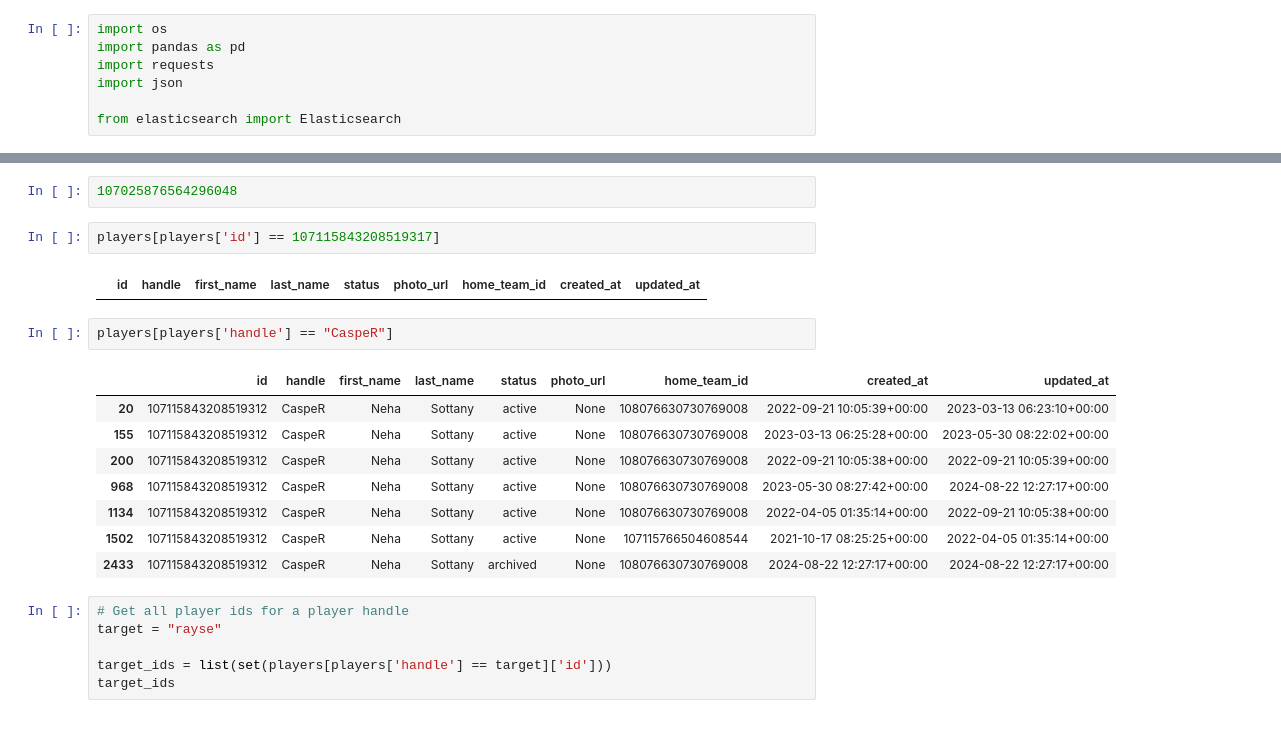
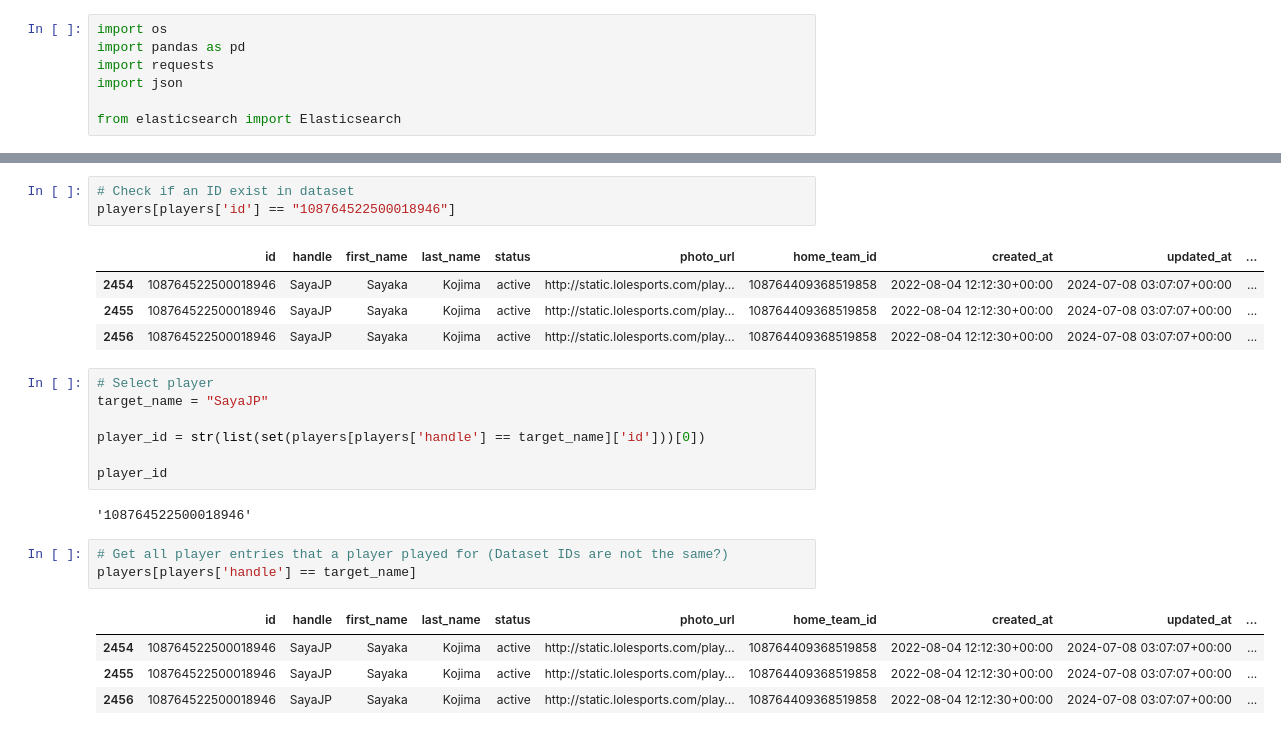
Before and after one commit to laurgu/VCTHackathon2024, a Jupyter notebook: best_counters.ipynb, the cells around one changed output, grey strips where cells are left out. Saved outputs shown, nothing was run; the diff lists cells and outputs as text.

```diff
--- a/best_counters.ipynb
+++ b/best_counters.ipynb
@@ -36,24 +52,26 @@ players.dtypes
-# %%
-107025876564296048
-# %%
-players[players['id'] == 107115843208519317]
-# %% [output]
-|  | id | handle | first_name | last_name | status | photo_url | home_team_id | created_at | updated_at |
-# %%
-players[players['handle'] == "CaspeR"]
-# %% [output]
-|  | id | handle | first_name | last_name | status | photo_url | home_team_id | created_at | updated_at |
-| 20 | 107115843208519312 | CaspeR | Neha | Sottany | active | None | 108076630730769008 | 2022-09-21 10:05:39+00:00 | 2023-03-13 06:23:10+00:00 |
-| 155 | 107115843208519312 | CaspeR | Neha | Sottany | active | None | 108076630730769008 | 2023-03-13 06:25:28+00:00 | 2023-05-30 08:22:02+00:00 |
-| 200 | 107115843208519312 | CaspeR | Neha | Sottany | active | None | 108076630730769008 | 2022-09-21 10:05:38+00:00 | 2022-09-21 10:05:39+00:00 |
-| 968 | 107115843208519312 | CaspeR | Neha | Sottany | active | None | 108076630730769008 | 2023-05-30 08:27:42+00:00 | 2024-08-22 12:27:17+00:00 |
-| 1134 | 107115843208519312 | CaspeR | Neha | Sottany | active | None | 108076630730769008 | 2022-04-05 01:35:14+00:00 | 2022-09-21 10:05:38+00:00 |
-| 1502 | 107115843208519312 | CaspeR | Neha | Sottany | active | None | 107115766504608544 | 2021-10-17 08:25:25+00:00 | 2022-04-05 01:35:14+00:00 |
-| 2433 | 107115843208519312 | CaspeR | Neha | Sottany | archived | None | 108076630730769008 | 2024-08-22 12:27:17+00:00 | 2024-08-22 12:27:17+00:00 |
+# %%
+# Check if an ID exist in dataset
+players[players['id'] == "108764522500018946"]
+# %% [output]
+|  | id | handle | first_name | last_name | status | photo_url | home_team_id | created_at | updated_at | ... |
+| 2454 | 108764522500018946 | SayaJP | Sayaka | Kojima | active | http://static.lolesports.com/play... | 108764409368519858 | 2022-08-04 12:12:30+00:00 | 2024-07-08 03:07:07+00:00 | ... |
+| 2455 | 108764522500018946 | SayaJP | Sayaka | Kojima | active | http://static.lolesports.com/play... | 108764409368519858 | 2022-08-04 12:12:30+00:00 | 2024-07-08 03:07:07+00:00 | ... |
+| 2456 | 108764522500018946 | SayaJP | Sayaka | Kojima | active | http://static.lolesports.com/play... | 108764409368519858 | 2022-08-04 12:12:30+00:00 | 2024-07-08 03:07:07+00:00 | ... |
+# %%
+# Select player
+target_name = "SayaJP"
+
+player_id = str(list(set(players[players['handle'] == target_name]['id']))[0])
+
+player_id
+# %% [output]
+'108764522500018946'
 # %%
-# Get all player ids for a player handle
-target = "rayse"
-
-target_ids = list(set(players[players['handle'] == target]['id']))
-target_ids
+# Get all player entries that a player played for (Dataset IDs are not the same?)
+players[players['handle'] == target_name]
+# %% [output]
+|  | id | handle | first_name | last_name | status | photo_url | home_team_id | created_at | updated_at | ... |
+| 2454 | 108764522500018946 | SayaJP | Sayaka | Kojima | active | http://static.lolesports.com/play... | 108764409368519858 | 2022-08-04 12:12:30+00:00 | 2024-07-08 03:07:07+00:00 | ... |
+| 2455 | 108764522500018946 | SayaJP | Sayaka | Kojima | active | http://static.lolesports.com/play... | 108764409368519858 | 2022-08-04 12:12:30+00:00 | 2024-07-08 03:07:07+00:00 | ... |
+| 2456 | 108764522500018946 | SayaJP | Sayaka | Kojima | active | http://static.lolesports.com/play... | 108764409368519858 | 2022-08-04 12:12:30+00:00 | 2024-07-08 03:07:07+00:00 | ... |
 # %%
```
Also changed, not shown: parts of 12 cells of this notebook.
